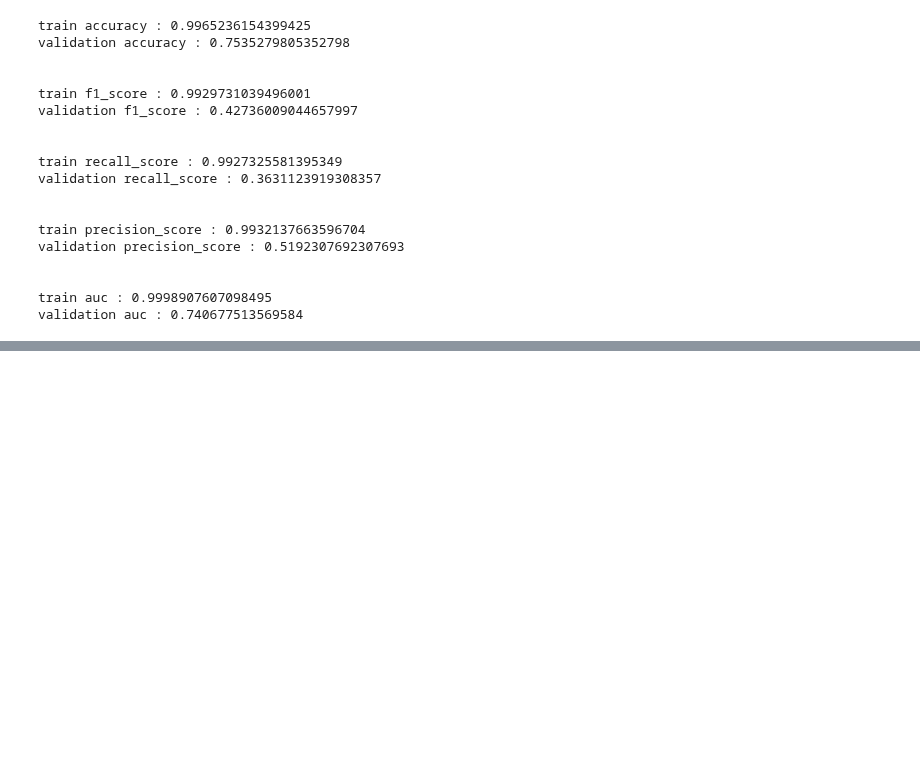
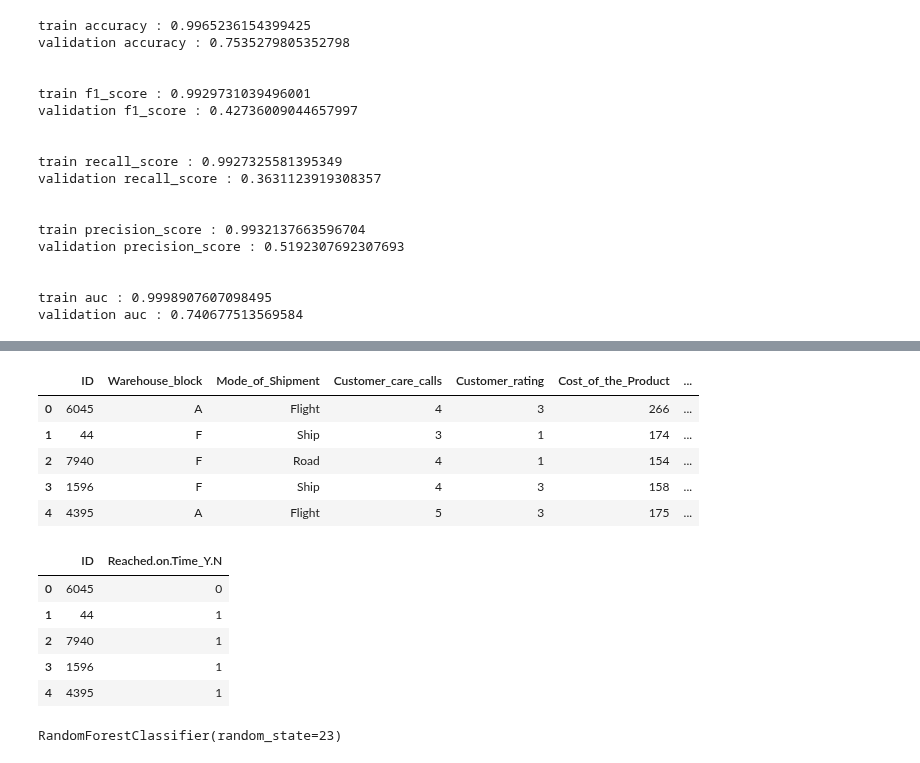
Before and after one commit to cms6090/Big-Data-Analysis, a Jupyter notebook: 2유형/데이터 마님.ipynb, the cells around one changed output, grey strips where cells are left out. Cells and saved outputs as stored; diff of their text form; code cells hidden in the pictures; blank space fills up the shorter version.

```diff
--- a/2유형/데이터 마님.ipynb
+++ b/2유형/데이터 마님.ipynb
@@ -235,0 +242,22 @@ predict_test_proba = rf.predict_proba(x_test_dummies)[:,1]
+# %%
+import pandas as pd
+
+x_train = pd.read_csv("https://raw.githubusercontent.com/Datamanim/datarepo/main/shipping/X_train.csv")
+y_train = pd.read_csv("https://raw.githubusercontent.com/Datamanim/datarepo/main/shipping/y_train.csv")
+x_test= pd.read_csv("https://raw.githubusercontent.com/Datamanim/datarepo/main/shipping/X_test.csv")
+
+display(x_train.head())
+display(y_train.head())
+# %% [output]
+|  | ID | Warehouse_block | Mode_of_Shipment | Customer_care_calls | Customer_rating | Cost_of_the_Product | ... |
+| 0 | 6045 | A | Flight | 4 | 3 | 266 | ... |
+| 1 | 44 | F | Ship | 3 | 1 | 174 | ... |
+| 2 | 7940 | F | Road | 4 | 1 | 154 | ... |
+| 3 | 1596 | F | Ship | 4 | 3 | 158 | ... |
+| 4 | 4395 | A | Flight | 5 | 3 | 175 | ... |
+|  | ID | Reached.on.Time_Y.N |
+| 0 | 6045 | 0 |
+| 1 | 44 | 1 |
+| 2 | 7940 | 1 |
+| 3 | 1596 | 1 |
+| 4 | 4395 | 1 |
@@ -235,0 +274,10 @@ predict_test_proba = rf.predict_proba(x_test_dummies)[:,1]
+# %%
+from sklearn.model_selection import train_test_split
+from sklearn.ensemble import RandomForestClassifier
+
+X_train, X_validation, Y_train, Y_validation = train_test_split(x_train_dummies, y, test_size = 0.33, random_state = 42)
+rf = RandomForestClassifier(random_state = 23)
+
+rf.fit(X_train, Y_train)
+# %% [output]
+RandomForestClassifier(random_state=23)
```
Also changed, not shown: parts of 20 cells of this notebook.
